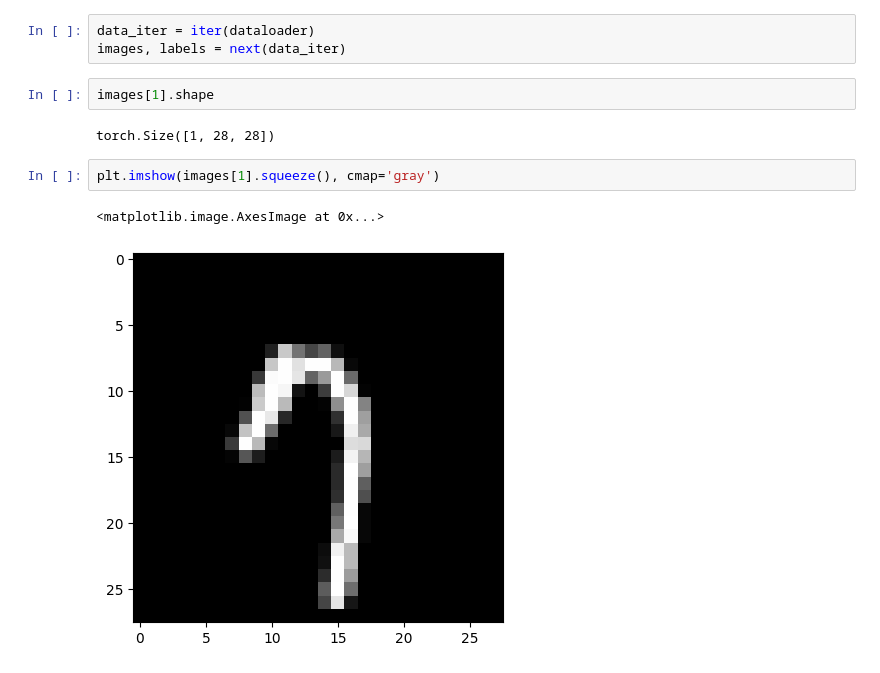
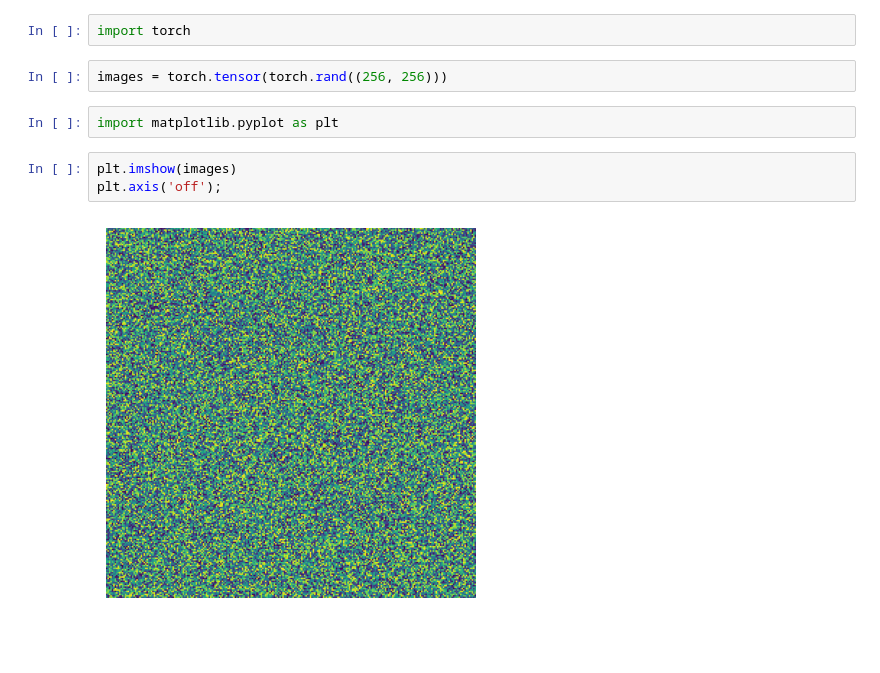
Before and after one commit to khongtrii/data_set, a Jupyter notebook: python_/_16/_16_DenoisingAutoencoder.ipynb, the cells around one changed output. Drawn from its saved outputs; the diff is of its cells as text; blank space fills up the shorter version.

```diff
--- a/python_/_16/_16_DenoisingAutoencoder.ipynb
+++ b/python_/_16/_16_DenoisingAutoencoder.ipynb
@@ -13,12 +1,11 @@ dataloader = DataLoader(dataset, batch_size=batch_size, shuffle=True, num_worker
-# %%
-data_iter = iter(dataloader)
-images, labels = next(data_iter)
-# %%
-images[1].shape
-# %% [output]
-torch.Size([1, 28, 28])
+# %%
+import torch
+# %%
+images = torch.tensor(torch.rand((256, 256)))
+# %%
+import matplotlib.pyplot as plt
 # %%
-plt.imshow(images[1].squeeze(), cmap='gray')
+plt.imshow(images)
+plt.axis('off');
 # %% [output]
-<matplotlib.image.AxesImage at 0x...>
-[figure, old version]
+[figure, new version]
```
Also changed, not shown: parts of 12 cells of this notebook.
